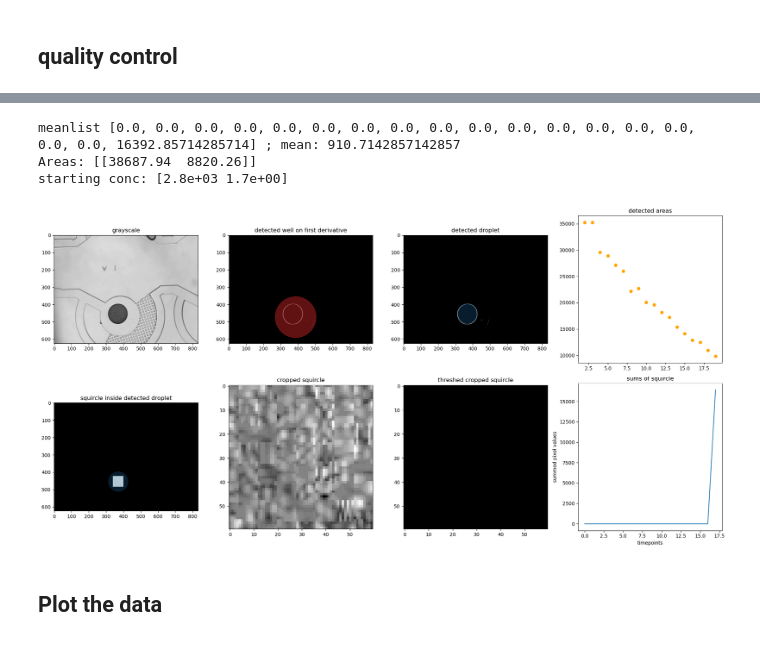
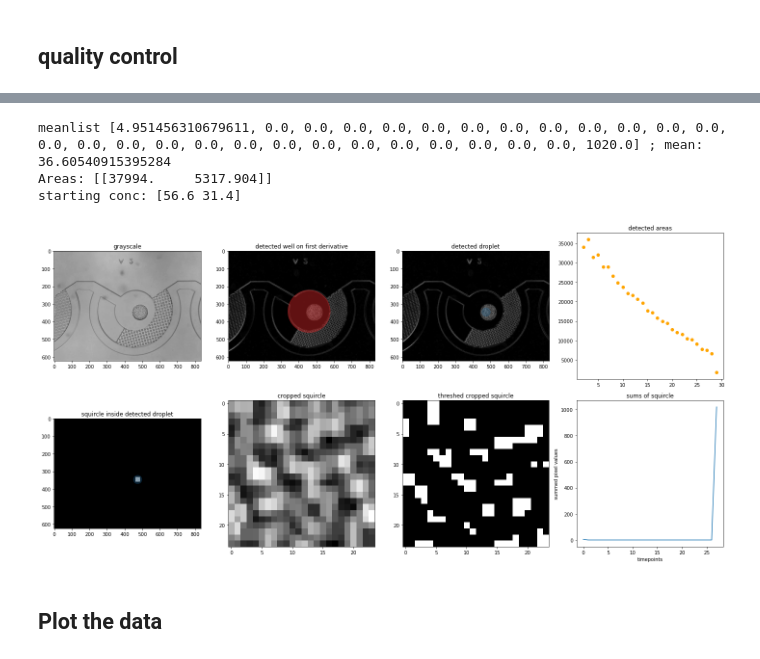
Before and after one commit to cfsb618/PyPhaseChip, a Jupyter notebook: pyphasechip.ipynb, the cells around one changed output, grey strips where cells are left out. Saved outputs shown, nothing was run; the diff lists cells and outputs as text; code cells hidden in the pictures.

```diff
--- a/pyphasechip.ipynb
+++ b/pyphasechip.ipynb
@@ -42,20 +42,20 @@ initial_ratio = 7
 
 
 # Number of different concentrations used
-number_of_diff_conc = 4
+number_of_diff_conc = 5
 
 # Number of wells
-n_wells = 3
+n_wells = 9
 
 # total amount of images
-total_n_images = 528
+total_n_images = 2475
 n_timepoints = int(total_n_images / (number_of_diff_conc * n_wells))
 
 # threshold for LLPS detection, some kind of sensitivity value
 # if LLPS is detected not at all or too late, raise value by 10 or 20
 # 130 is default, range: 0-255
 # BSA-Test set: 175
-thresh_llps = 180
+thresh_llps = 130
 
 #####################################################################################
 
@@ -75,9 +75,9 @@ chamber_height = 60
 
 # folder where images are stored
 # best is to use only paths without any whitespace
-#image_folder = r"C:\Users\DigitalStation\Documents\Python_Scripts\DropletDetection\20220701_tsf_NaCl_subset"
+image_folder = r"C:\Users\DigitalStation\Documents\Python_Scripts\DropletDetection\20220701_tsf_NaCl_subset"
 #image_folder = r"C:\Users\DigitalStation\Documents\Python_Scripts\DropletDetection\20220702_tsf_PEG_subset"
-image_folder = r"C:\Users\DigitalStation\Documents\Python_Scripts\DropletDetection\20220601_BSA_PEG_FC40_subset"
+#image_folder = r"C:\Users\DigitalStation\Documents\Python_Scripts\DropletDetection\20220601_BSA_PEG_FC40_subset"
 #image_folder = r"C:\Users\DigitalStation\Documents\Python_Scripts\DropletDetection\images_for_thesis"
 
 # datatype of the images
@@ -109,3 +111,11 @@ get_sorted_file_list(image_folder)
+# %%
+# Two possibilities:
+# use script if you did a pipetting series
+starting_concentrations = pypc.starting_concentration(initial_conc_sol1, initial_conc_sol2, initial_ratio)
+# or
+# write list
+#starting_concentrations = np.array(([40, 9.5], [100, 7.2], [530, 4], [2800, 1.7]))  # BSA Test set
+starting_concentrations = np.array(([9.4, 88.6], [21.2, 74.3], [33.0, 60.0], [44.8, 45.7], [56.6, 31.4]))
 # %% [markdown]
 ## Programm
 # %%
@@ -117,14 +127,6 @@ print("Write images into list")
 pypc.images_to_list(image_list, image_names, image_folder, extension)
 print("Save them into a dictionary")
 pypc.images_to_dict(n_timepoints, number_of_diff_conc, n_wells, image_list, image_names, time_resolution, concentration, well, data_well)
-
-# Two possibilities:
-# use script if you did a pipetting series
-starting_concentrations = pypc.starting_concentration(initial_conc_sol1, initial_conc_sol2, initial_ratio)
-# or
-# write list
-starting_concentrations = np.array(([40, 9.5], [100, 7.2], [530, 4], [2800, 1.7]))  # BSA Test set
-#starting_concentrations = np.array(([9.4, 88.6], [21.2, 74.3], [33.0, 60.0], [44.8, 45.7], [56.6, 31.4]))
 
 print("Analyse data...")
 well_nr = 0
@@ -151,12 +153,12 @@ for conc_nr in range(number_of_diff_conc): # for n_rows_per_conc in range(2):
 
                 image = time_resolution[time_idx][conc_nr][well_nr]['gray'].copy()
 
-                x, y, r, droplet_data, droplet_found, multiple_droplets_count, masked_img, grad2, well_data = pypc.droplet_detection(image, well_data, diameter, llps_status,
+                x, y, r, droplet_data, droplet_found, multiple_droplets_count, masked_img, grad2, well_data, grad1 = pypc.droplet_detection(image, well_data, diameter, llps_status,
                                                                                                                                      multiple_droplets_count, droplet_arr, time_idx, conc_nr, well_nr)
 
                 time_resolution[time_idx][conc_nr][well_nr]['img'] = masked_img
                 time_resolution[time_idx][conc_nr][well_nr]['grad2'] = grad2
-                time_resolution[time_idx][conc_nr][well_nr]['manipulated img'] = grad2 # needed for display
+                time_resolution[time_idx][conc_nr][well_nr]['grad1'] = grad1 # needed for display
                 time_resolution[time_idx][conc_nr][well_nr]['droplet data'] = droplet_arr.copy()
                 time_resolution[time_idx][conc_nr][well_nr]['x'] = x # needed for display
                 time_resolution[time_idx][conc_nr][well_nr]['y'] = y # needed for display
@@ -255,7 +242,7 @@ for c in range(0, number_of_diff_conc):
 # %%
-c = 3
-w = 2
-t = 19
+c = 4
+w = 7
+t = 29
 
 image = time_resolution[t][c][w]['gray'].copy()
 img  = time_resolution[t][c][w]['img'].copy() # masked img
@@ -277,7 +264,7 @@ fig, axs = plt.subplots(nrows=2, ncols=4, figsize=(20, 10))
 axs[0, 0].imshow(image, cmap="gray")
 axs[0,0 ].set_title("grayscale")
 
-axs[0, 1].imshow(grad, cmap="gray")
+axs[0, 1].imshow(time_resolution[t][c][w]['grad1'], cmap="gray")
 axs[0, 1].set_title("detected well on first derivative")
 circle = plt.Circle((xw, yw), rw, color='tab:red', alpha=0.45)
 axs[0, 1].add_patch(circle)
@@ -288,43 +275,43 @@ axs[0, 1].add_patch(circle)
 axs[1, 2].imshow(time_resolution[t][c][w]['cro squ thresh'], cmap="gray")
 axs[1, 2].set_title("threshed cropped squircle")
 
-axs[0, 2].imshow(time_resolution[t][c][w]['grad2'], cmap="gray")
+axs[0, 2].imshow(time_resolution[t][c][w]['grad1'], cmap="gray")
 axs[0, 2].set_title("detected droplet")
 circle = plt.Circle((xd, yd), rd, color='tab:blue', alpha=0.25)
 axs[0, 2].add_patch(circle)
 
 axs[1, 0].imshow(time_resolution[t][c][w]['squ'], cmap="gray")
 axs[1, 0].set_title("squircle inside detected droplet")
 circle = plt.Circle((xd, yd), rd, color='tab:blue', alpha=0.25)
 axs[1, 0].add_patch(circle)
 
 axs[1, 1].imshow(time_resolution[t][c][w]['cro squ'], cmap="gray")
 axs[1, 1].set_title("cropped squircle")
 
 x = []
 y = []
 for i in range(len(time_resolution[0][c][w]['areas_list'])):
     x.append(time_resolution[0][c][w]['areas_list'][i][1])
     y.append(time_resolution[0][c][w]['areas_list'][i][0])
 axs[0, 3].scatter(x, y, color='orange')
 axs[0, 3].set_title("detected areas")
 
 axs[1, 3].set_title("sums of squircle")
 axs[1, 3].set_xlabel("timepoints")
 axs[1, 3].set_ylabel("summed pixel values")
 axs[1, 3].plot(np.arange(len(time_resolution[0][c][w]['mean list'])), time_resolution[0][c][w]['mean list'])
 #axs[1, 3].scatter(t, time_resolution[0][c][w]['mean list'][len(time_resolution[0][c][w]['mean list'])], color='red')
 
 
 plt.style.use("default")
 fig.tight_layout() #otherwise fig will be clipped
 filenamesvg = f'c{c}_w{w}_t{t}_method.svg'
 plt.savefig(image_folder + '/' + filenamesvg, bbox_inches="tight")
 # %% [output]
-meanlist [0.0, 0.0, 0.0, 0.0, 0.0, 0.0, 0.0, 0.0, 0.0, 0.0, 0.0, 0.0, 0.0, 0.0, 0.0, 0.0, 0.0, 16392.85714285714] ; mean: 910.7142857142857
-Areas: [[38687.94  8820.26]]
-starting conc: [2.8e+03 1.7e+00]
+meanlist [4.951456310679611, 0.0, 0.0, 0.0, 0.0, 0.0, 0.0, 0.0, 0.0, 0.0, 0.0, 0.0, 0.0, 0.0, 0.0, 0.0, 0.0, 0.0, 0.0, 0.0, 0.0, 0.0, 0.0, 0.0, 0.0, 0.0, 0.0, 1020.0] ; mean: 36.60540915395284
+Areas: [[37994.     5317.904]]
+starting conc: [56.6 31.4]
-[figure, old version]
+[figure, new version]
 # %% [markdown]
 ## Plot the data
 # %%
```
Also changed, not shown: parts of 4 cells of this notebook, 1 other file.
